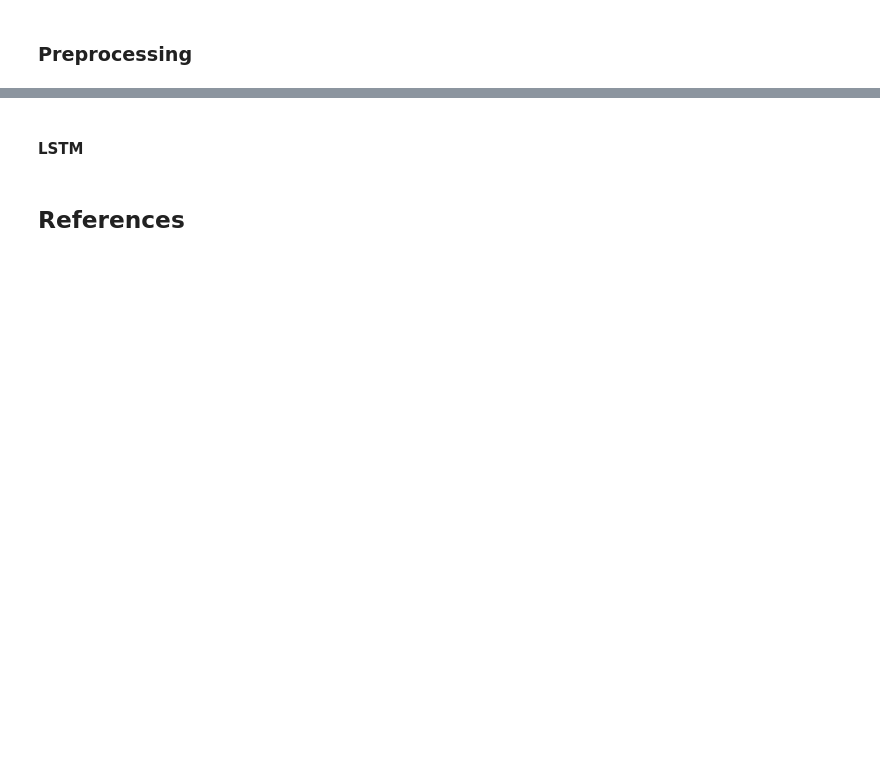
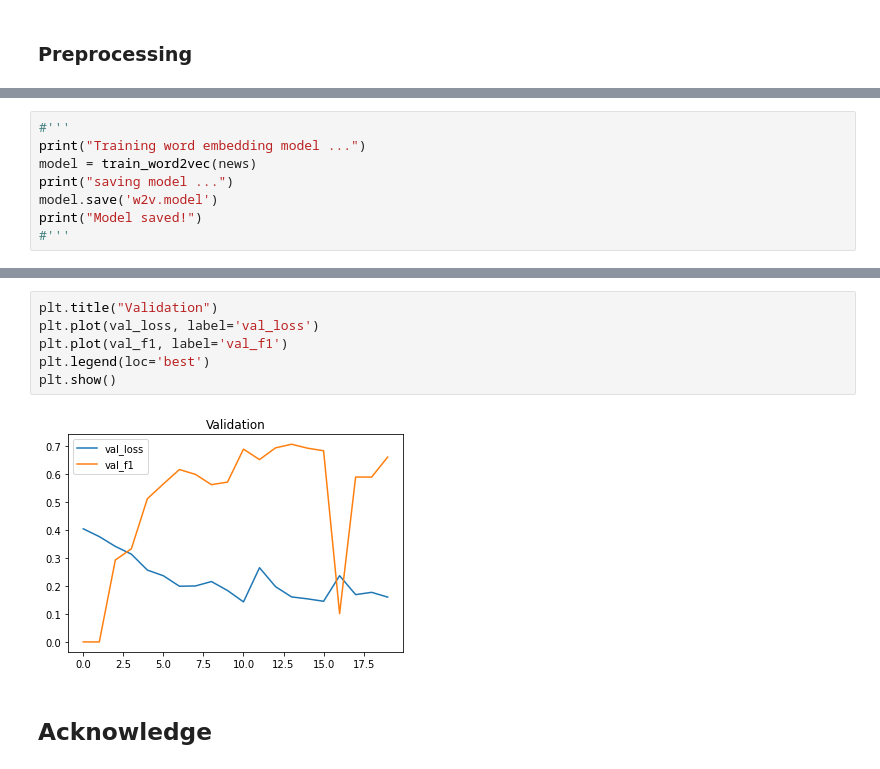
Before and after one commit to THCtw/Exercises, a Jupyter notebook: Artificial Intelligence/competitions/untitled/nbs/RNN-LSTM.ipynb, the cells around one changed output, grey strips where cells are left out. Cells and saved outputs as stored; diff of their text form; blank space fills up the shorter version.

```diff
--- a/Artificial Intelligence/competitions/untitled/nbs/RNN-LSTM.ipynb
+++ b/Artificial Intelligence/competitions/untitled/nbs/RNN-LSTM.ipynb
@@ -59,0 +114,8 @@ len(document)
+# %%
+#'''
+print("Training word embedding model ...")
+model = train_word2vec(news)
+print("saving model ...")
+model.save('w2v.model')
+print("Model saved!")
+#'''
@@ -66,4 +491,10 @@ import torch
+# %%
+plt.title("Validation")
+plt.plot(val_loss, label='val_loss')
+plt.plot(val_f1, label='val_f1')
+plt.legend(loc='best')
+plt.show()
+# %% [output]
+[figure, added]
 # %% [markdown]
-#### LSTM
+## Acknowledge
-# %% [markdown]
-## References
```
Also changed, not shown: parts of 34 cells of this notebook, 3 other files.
